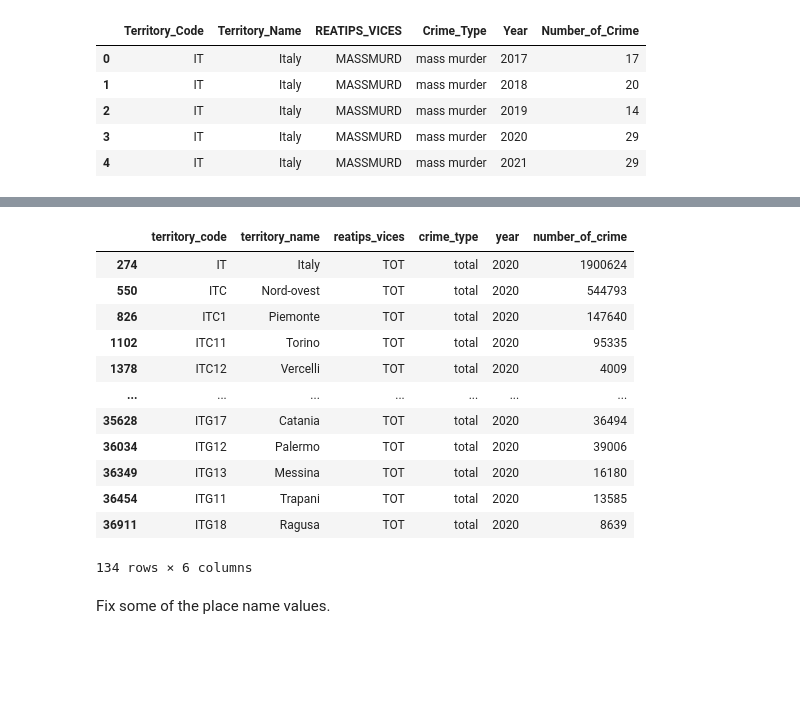
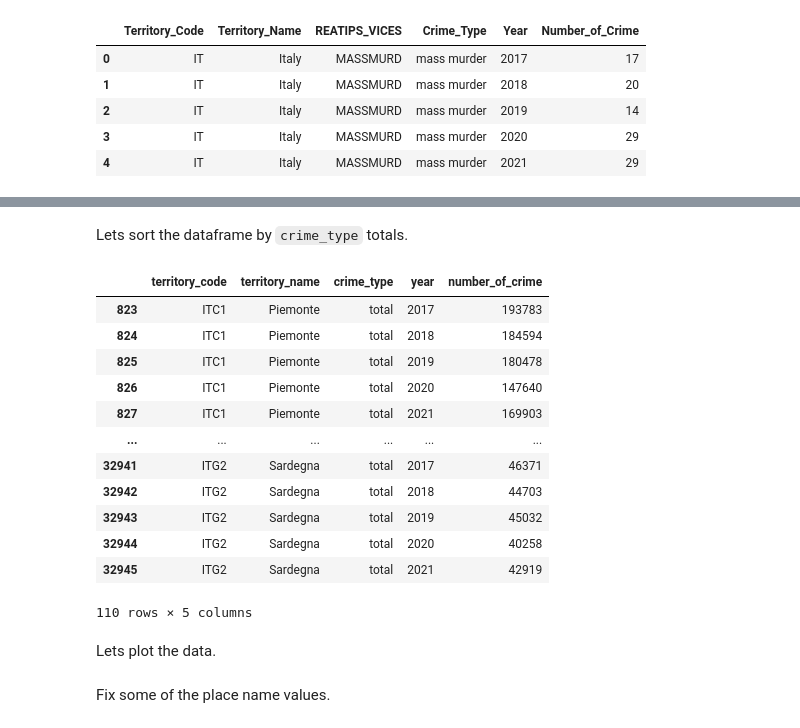
Before and after one commit to OmdenaAI/milan-italy-impact-covid-crimes, a Jupyter notebook: src/tasks/task-2-data-cleaning/files.ipynb, the cells around one changed output, grey strips where cells are left out. Cells and saved outputs as stored; diff of their text form; code cells hidden in the pictures; blank space fills up the shorter version.

```diff
--- a/src/tasks/task-2-data-cleaning/files.ipynb
+++ b/src/tasks/task-2-data-cleaning/files.ipynb
@@ -519,0 +726,3 @@ crime_df.shape
+# %%
+crime_df.drop(['REATIPS_VICES'], axis=1, inplace=True)
+crime_df.head()
@@ -521,6 +739,6 @@ crime_df.shape
 crime_df.columns = crime_df.columns.str.strip(
     ).str.lower(
         ).str.replace(
-            '-', '_', regex=False).str.replace('(', '', regex=False).str.replace(')', '', regex=False)
+            ' ', '_', regex=False)
 crime_df.head()
 # %% [output]
@@ -544,0 +800,4 @@ len(crime_df[crime_df['crime_type'] == 'total'])
+# %%
+# We will use regex to find the rows that match the pattern
+crime_by_region = crime_df[crime_df['territory_code'].str.match(r'^\w{4}$')]
+crime_by_region.head()
@@ -545,17 +825,21 @@ len(crime_df[crime_df['crime_type'] == 'total'])
+# %% [markdown]
+Lets sort the dataframe by `crime_type` totals.
 # %%
-crime_totals = crime_df[(crime_df['crime_type'] == 'total') & (crime_df['year'] == 2020)]
+crime_totals = crime_by_region[(crime_by_region['crime_type'] == 'total')]
 crime_totals
 # %% [output]
-|  | territory_code | territory_name | reatips_vices | crime_type | year | number_of_crime |
-| 274 | IT | Italy | TOT | total | 2020 | 1900624 |
-| 550 | ITC | Nord-ovest | TOT | total | 2020 | 544793 |
-| 826 | ITC1 | Piemonte | TOT | total | 2020 | 147640 |
-| 1102 | ITC11 | Torino | TOT | total | 2020 | 95335 |
-| 1378 | ITC12 | Vercelli | TOT | total | 2020 | 4009 |
-| ... | ... | ... | ... | ... | ... | ... |
-| 35628 | ITG17 | Catania | TOT | total | 2020 | 36494 |
-| 36034 | ITG12 | Palermo | TOT | total | 2020 | 39006 |
-| 36349 | ITG13 | Messina | TOT | total | 2020 | 16180 |
-| 36454 | ITG11 | Trapani | TOT | total | 2020 | 13585 |
-| 36911 | ITG18 | Ragusa | TOT | total | 2020 | 8639 |
+|  | territory_code | territory_name | crime_type | year | number_of_crime |
+| 823 | ITC1 | Piemonte | total | 2017 | 193783 |
+| 824 | ITC1 | Piemonte | total | 2018 | 184594 |
+| 825 | ITC1 | Piemonte | total | 2019 | 180478 |
+| 826 | ITC1 | Piemonte | total | 2020 | 147640 |
+| 827 | ITC1 | Piemonte | total | 2021 | 169903 |
+| ... | ... | ... | ... | ... | ... |
+| 32941 | ITG2 | Sardegna | total | 2017 | 46371 |
+| 32942 | ITG2 | Sardegna | total | 2018 | 44703 |
+| 32943 | ITG2 | Sardegna | total | 2019 | 45032 |
+| 32944 | ITG2 | Sardegna | total | 2020 | 40258 |
+| 32945 | ITG2 | Sardegna | total | 2021 | 42919 |
-134 rows × 6 columns
+110 rows × 5 columns
+# %% [markdown]
+Lets plot the data.
```
Also changed, not shown: parts of 126 cells of this notebook, 3 other files.
